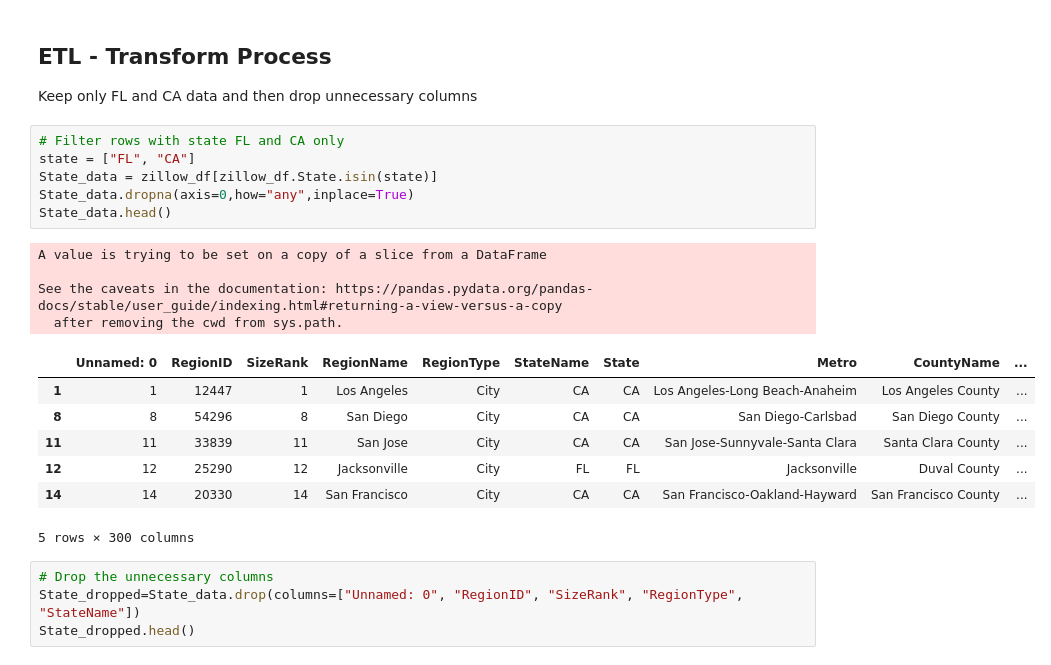
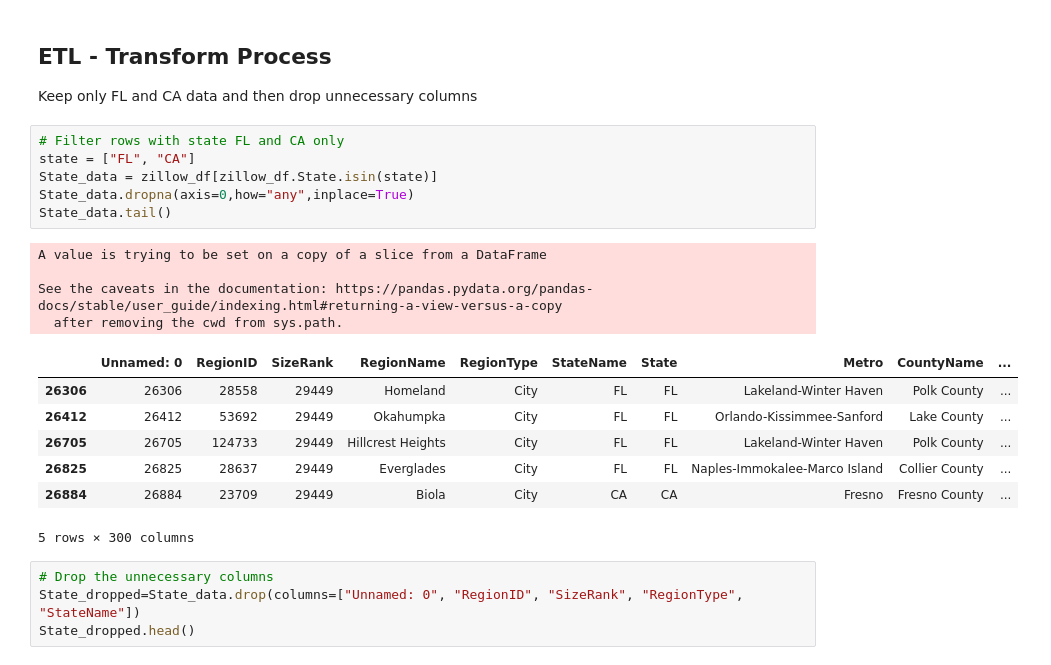
Before and after one commit to Jopinson/COVID19_Property_Pandemic, a Jupyter notebook: notebooks/ETL/ETL-Housing.ipynb, the cells around one changed output. Cells and saved outputs as stored; diff of their text form.

Commit message:
Troubleshooting 2020 data

```diff
--- a/notebooks/ETL/ETL-Housing.ipynb
+++ b/notebooks/ETL/ETL-Housing.ipynb
@@ -23,20 +23,20 @@ Keep only FL and CA data and then drop unnecessary columns
 # %%
 # Filter rows with state FL and CA only
 state = ["FL", "CA"]
 State_data = zillow_df[zillow_df.State.isin(state)]
 State_data.dropna(axis=0,how="any",inplace=True)
-State_data.head()
+State_data.tail()
 # %% [output]
 A value is trying to be set on a copy of a slice from a DataFrame
 
 See the caveats in the documentation: https://pandas.pydata.org/pandas-docs/stable/user_guide/indexing.html#returning-a-view-versus-a-copy
   after removing the cwd from sys.path.
 |  | Unnamed: 0 | RegionID | SizeRank | RegionName | RegionType | StateName | State | Metro | CountyName | ... |
-| 1 | 1 | 12447 | 1 | Los Angeles | City | CA | CA | Los Angeles-Long Beach-Anaheim | Los Angeles County | ... |
-| 8 | 8 | 54296 | 8 | San Diego | City | CA | CA | San Diego-Carlsbad | San Diego County | ... |
-| 11 | 11 | 33839 | 11 | San Jose | City | CA | CA | San Jose-Sunnyvale-Santa Clara | Santa Clara County | ... |
-| 12 | 12 | 25290 | 12 | Jacksonville | City | FL | FL | Jacksonville | Duval County | ... |
-| 14 | 14 | 20330 | 14 | San Francisco | City | CA | CA | San Francisco-Oakland-Hayward | San Francisco County | ... |
+| 26306 | 26306 | 28558 | 29449 | Homeland | City | FL | FL | Lakeland-Winter Haven | Polk County | ... |
+| 26412 | 26412 | 53692 | 29449 | Okahumpka | City | FL | FL | Orlando-Kissimmee-Sanford | Lake County | ... |
+| 26705 | 26705 | 124733 | 29449 | Hillcrest Heights | City | FL | FL | Lakeland-Winter Haven | Polk County | ... |
+| 26825 | 26825 | 28637 | 29449 | Everglades | City | FL | FL | Naples-Immokalee-Marco Island | Collier County | ... |
+| 26884 | 26884 | 23709 | 29449 | Biola | City | CA | CA | Fresno | Fresno County | ... |
 5 rows × 300 columns
 # %%
 # Drop the unnecessary columns
```
Also changed, not shown: parts of 2 cells of this notebook.
